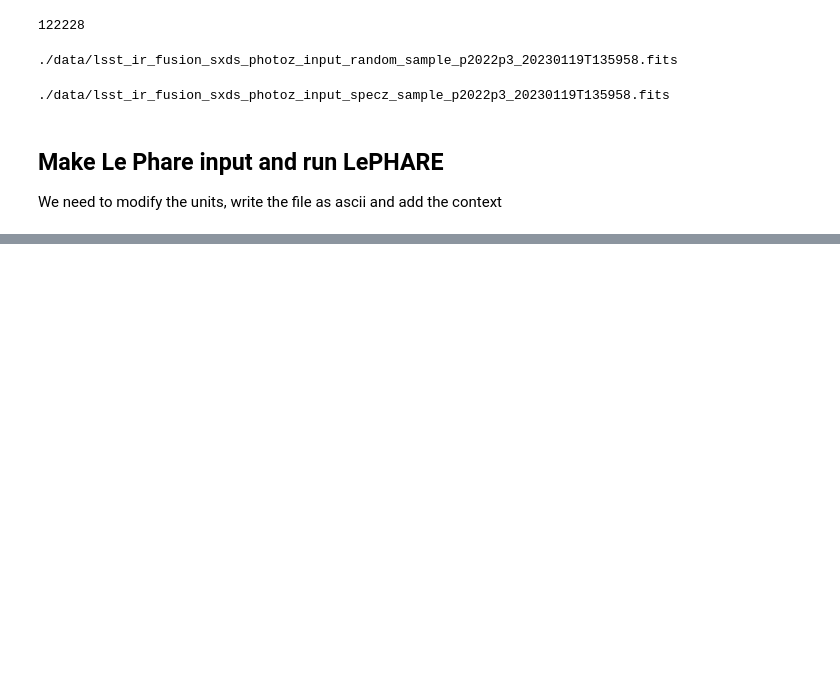
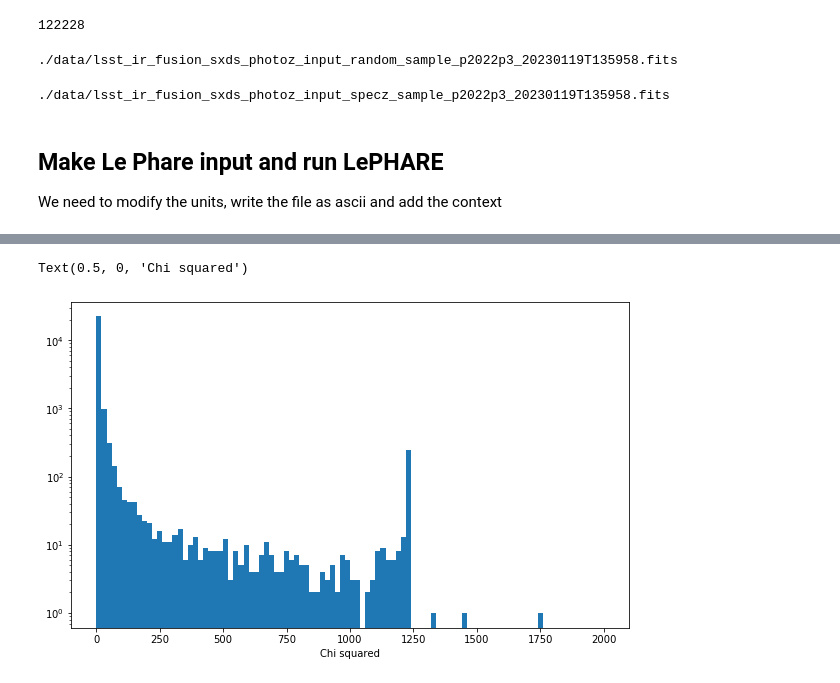
Before and after one commit to lsst-uk/lsst-ir-fusion, a Jupyter notebook: dmu6/dmu6_VIDEO/1_Make_sxds_photoz_input.ipynb, the cells around one changed output, grey strips where cells are left out. Cells and saved outputs as stored; diff of their text form; code cells hidden in the pictures; blank space fills up the shorter version.

```diff
--- a/dmu6/dmu6_VIDEO/1_Make_sxds_photoz_input.ipynb
+++ b/dmu6/dmu6_VIDEO/1_Make_sxds_photoz_input.ipynb
@@ -747,0 +810,7 @@ plt.hist(out['Z_BEST'],bins=50)
+# %%
+plt.hist(out['CHI_BEST'],bins=100,range=[0,2000])
+plt.yscale('log')
+plt.xlabel('Chi squared')
+# %% [output]
+Text(0.5, 0, 'Chi squared')
+[figure, added]
```
Also changed, not shown: parts of 8 cells of this notebook.
